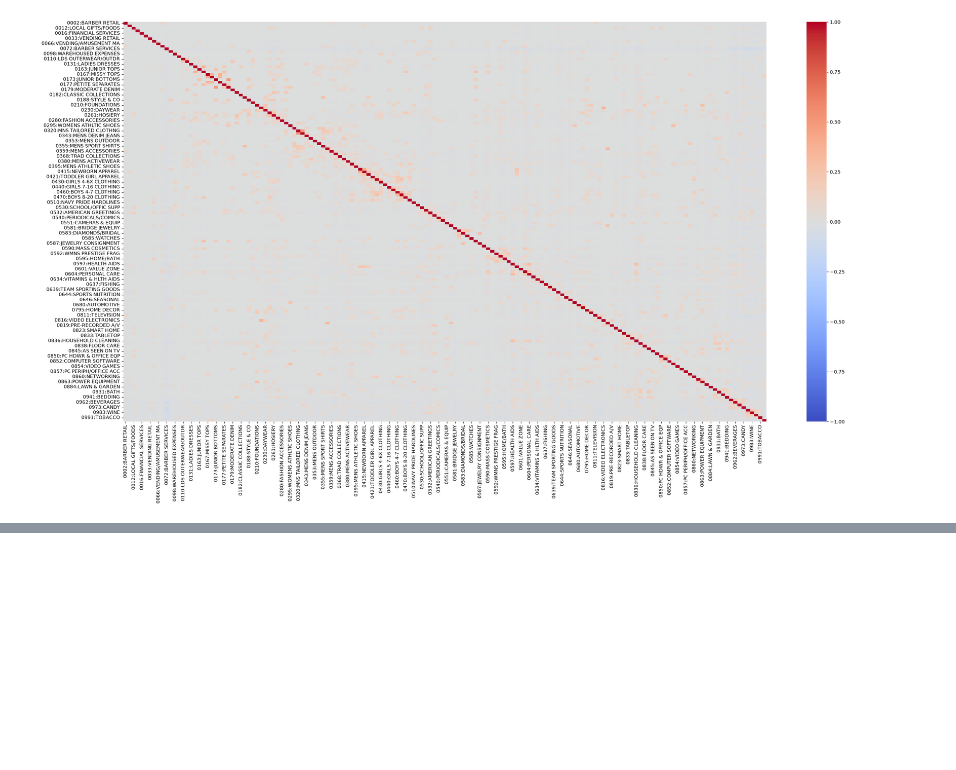
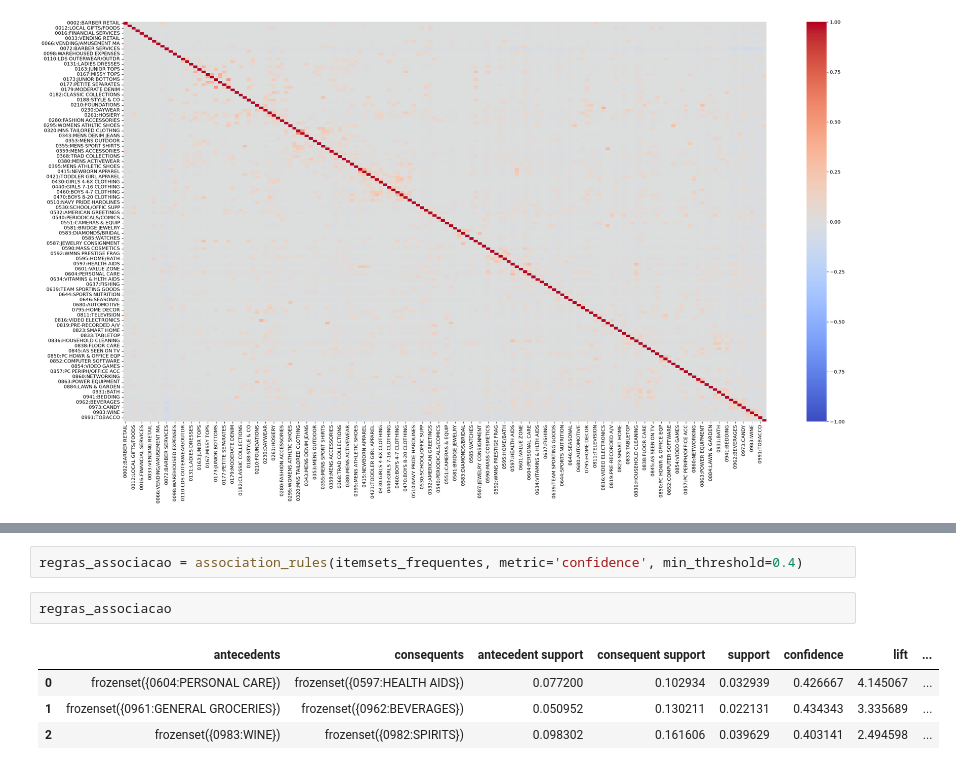
Before and after one commit to PedroSodreMalini/meus-projetos-machine-learning, a Jupyter notebook: 06-alogitmos-nao-supervisionados/5-apriori/apriori.ipynb, the cells around one changed output, grey strips where cells are left out. Saved outputs shown, nothing was run; the diff lists cells and outputs as text; blank space fills up the shorter version.

```diff
--- a/06-alogitmos-nao-supervisionados/5-apriori/apriori.ipynb
+++ b/06-alogitmos-nao-supervisionados/5-apriori/apriori.ipynb
@@ -264,0 +316,9 @@ sns.heatmap(
+# %%
+regras_associacao = association_rules(itemsets_frequentes, metric='confidence', min_threshold=0.4)
+# %%
+regras_associacao
+# %% [output]
+|  | antecedents | consequents | antecedent support | consequent support | support | confidence | lift | ... |
+| 0 | frozenset({0604:PERSONAL CARE}) | frozenset({0597:HEALTH AIDS}) | 0.077200 | 0.102934 | 0.032939 | 0.426667 | 4.145067 | ... |
+| 1 | frozenset({0961:GENERAL GROCERIES}) | frozenset({0962:BEVERAGES}) | 0.050952 | 0.130211 | 0.022131 | 0.434343 | 3.335689 | ... |
+| 2 | frozenset({0983:WINE}) | frozenset({0982:SPIRITS}) | 0.098302 | 0.161606 | 0.039629 | 0.403141 | 2.494598 | ... |
```
Also changed, not shown: parts of 8 cells of this notebook, 4 other files.
